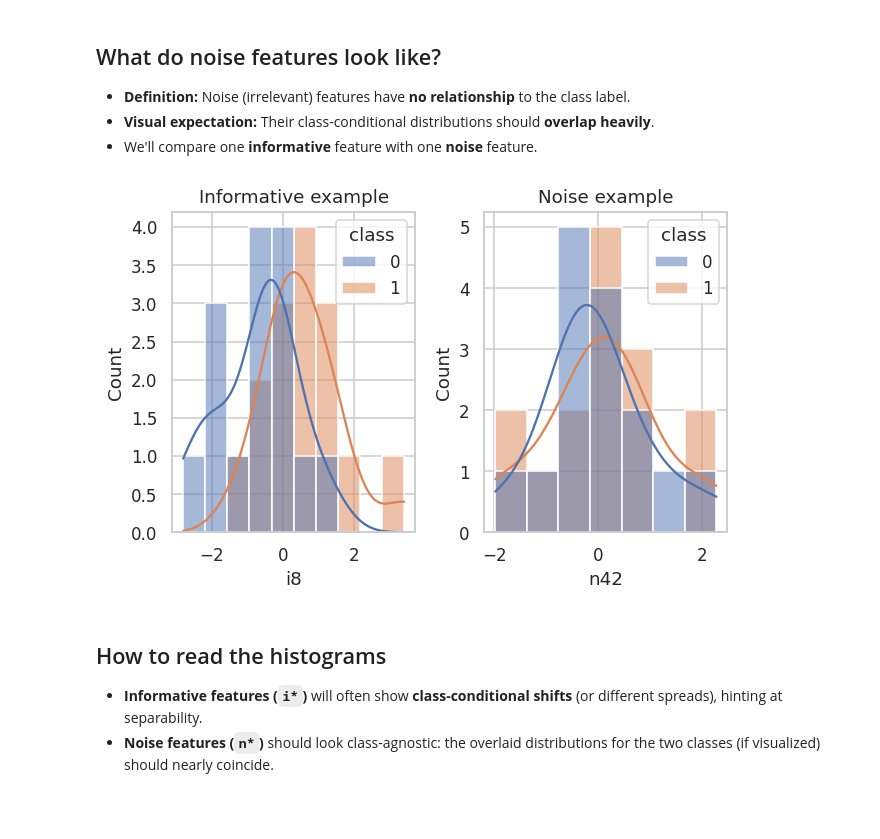
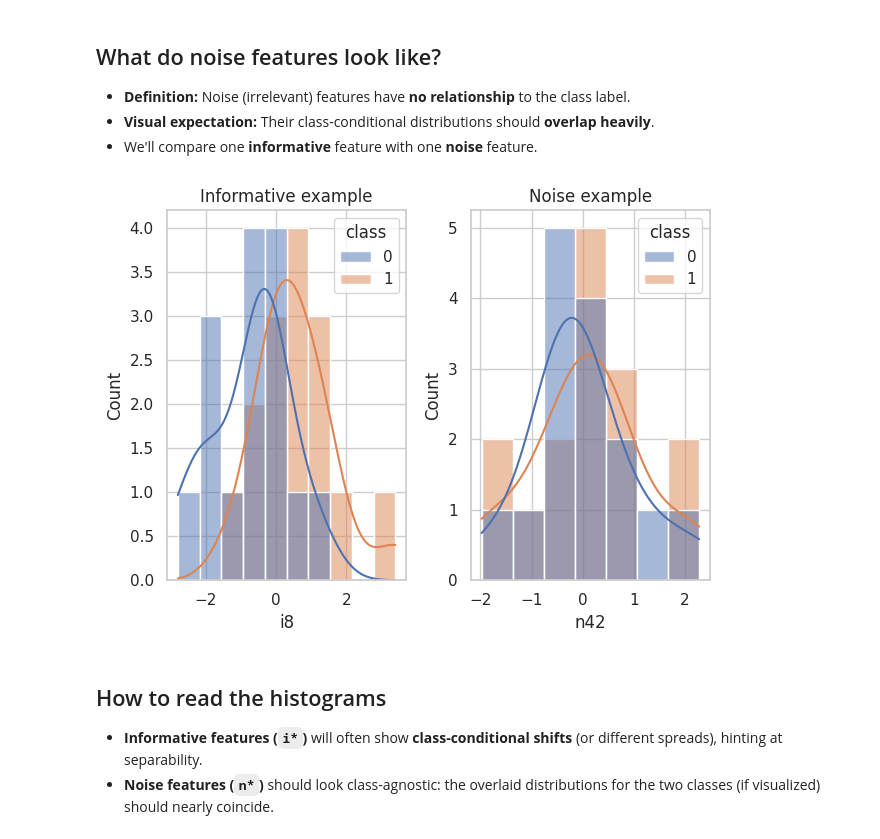
Before and after one commit to sigrun-may/synthetic-biomedical-data-course, a Jupyter notebook: notebooks/03a_irrelevant_features_noise.ipynb, the cells around one changed output. Drawn from its saved outputs; the diff is of its cells as text; code cells hidden in the pictures; blank space fills up the shorter version.

```diff
--- a/notebooks/03a_irrelevant_features_noise.ipynb
+++ b/notebooks/03a_irrelevant_features_noise.ipynb
@@ -87,10 +94,8 @@ import seaborn as sns
 from biomedical_data_generator import ClassConfig, DatasetConfig, generate_dataset
 from utils import rank_features_by_effect_size
 
-# Set plotting style
-from nb_setup import apply_style
-
-apply_style()
+# Configure plotting for better readability
+sns.set_theme(style="whitegrid", context="notebook")
 # %% [markdown]
 # Step 1 — Start with a clean dataset (no noise yet)
 
@@ -220,6 +241,7 @@ We'll add `n_noise = 1200` purely random (irrelevant) noise features drawn from
 n_noise_features = 1200  # number of irrelevant features to add
 # Dataset configuration for normal noise
 cfg_noise_normal = DatasetConfig(
+    # n_informative=8 keeps the true signal fixed
     n_informative=8,
     n_noise=n_noise_features,
     class_configs=[
@@ -229,4 +251,8 @@ cfg_noise_normal = DatasetConfig(
     class_sep=[1.2],  # Consistent with baseline
     random_state=1908,
 )
-Xn, yn, meta_n = generate_dataset(cfg_noise_normal, return_dataframe=True)
+# Generate a pandas DataFrame with noise features:
+Xn, yn, meta_n = generate_dataset(cfg_noise_normal)
+
+print("Informative features:", len(meta_n.informative_idx))
+print("Noise features     :", len(meta_n.noise_idx))
@@ -245,16 +259,13 @@ Xn, yn, meta_n = generate_dataset(cfg_noise_normal, return_dataframe=True)
 # %%
 # Check that we have 8 informative + 1200 noise features
-print("Informative features:", len(meta_n.informative_idx))
-print("Noise features     :", len(meta_n.noise_idx))
-
 assert len(meta_n.informative_idx) == 8
 assert len(meta_n.noise_idx) == n_noise_features
 
 # Show the first few informative and noise columns for a quick glance
-X_noise = Xn.copy()
-X_noise.insert(0, "class", yn)
+x_noise = Xn.copy()
+x_noise.insert(0, "class", yn)
 cols_show = ["class"] + [f"i{k}" for k in range(1, 5)] + [f"n{k}" for k in range(1, 5)]
-X_noise[cols_show].head(10)
+x_noise[cols_show].head(10)
 # %% [output]
 Informative features: 8
 Noise features     : 1200
@@ -276,15 +287,15 @@ Noise features     : 1200
 - We'll compare one **informative** feature with one **noise** feature.
 # %%
 plt.subplot(1, 2, 1)
-sns.histplot(data=X_noise, x="i8", hue="class", kde=True)
+sns.histplot(data=x_noise, x="i8", hue="class", kde=True)
 plt.title("Informative example")
 
 plt.subplot(1, 2, 2)
-sns.histplot(data=X_noise, x="n42", hue="class", kde=True)
+sns.histplot(data=x_noise, x="n42", hue="class", kde=True)
 plt.title("Noise example")
 plt.tight_layout()
 # %% [output]
-[figure, old version]
+[figure, new version]
 # %% [markdown]
 ## How to read the histograms
 
```
Also changed, not shown: parts of 16 cells of this notebook.
